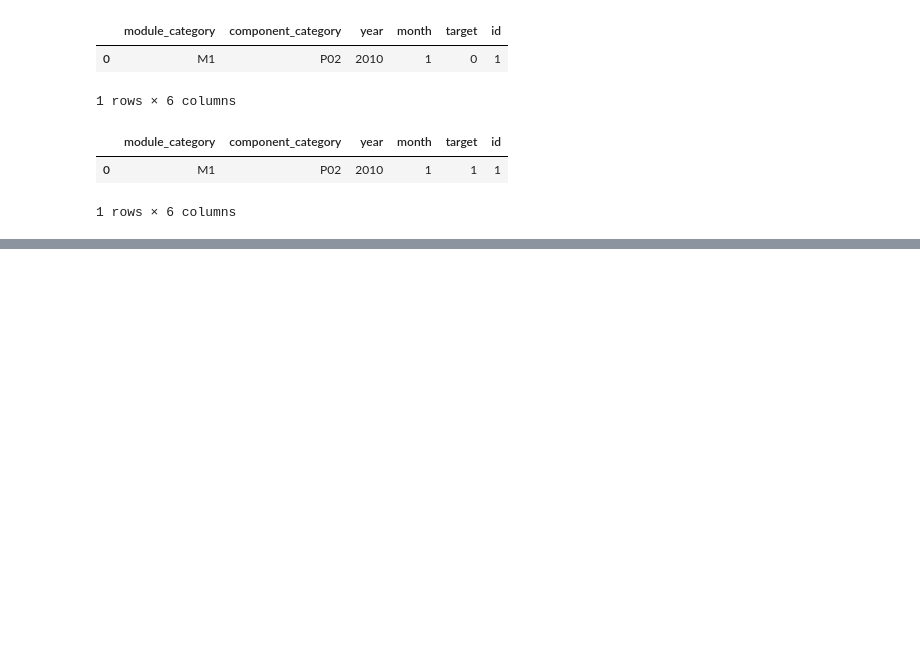
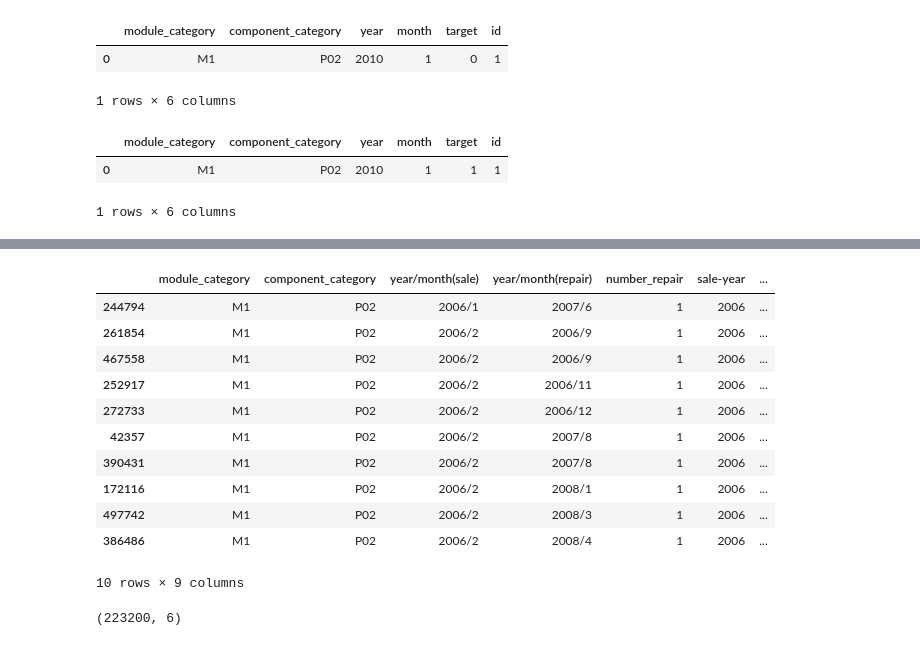
Before and after one commit to xsankar/freezing-bear, a Jupyter notebook: notebooks/4-Session-II.ipynb, the cells around one changed output, grey strips where cells are left out. Cells and saved outputs as stored; diff of their text form; code cells hidden in the pictures; blank space fills up the shorter version.

```diff
--- a/notebooks/4-Session-II.ipynb
+++ b/notebooks/4-Session-II.ipynb
@@ -89,0 +156,17 @@ df_test[['id','target']].to_csv('asus/ones.csv', index=False, float_format="%f")
+# %%
+def getM_sale(row):
+    y,m = row['year/month(sale)'].split('/')
+    return m
+df_train_repair['sale-month'] = df_train_repair.apply(getM_sale,axis=1)
+#
+def getY_repair(row):
+    y,m = row['year/month(repair)'].split('/')
+    return y
+df_train_repair['repair-year'] = df_train_repair.apply(getY_repair,axis=1)
+#
+def getM_repair(row):
+    y,m = row['year/month(repair)'].split('/')
+    return m
+df_train_repair['repair-month'] = df_train_repair.apply(getM_repair,axis=1)
+#
+df_train_repair.head(2)
@@ -89,0 +211,2 @@ df_test[['id','target']].to_csv('asus/ones.csv', index=False, float_format="%f")
+# %%
+df_train_repair['sale-year'] = df_train_repair['sale-year'].astype(int64)
@@ -89,0 +226,4 @@ df_test[['id','target']].to_csv('asus/ones.csv', index=False, float_format="%f")
+# %%
+df_train_repair['sale-month'] = df_train_repair['sale-month'].astype(int64)
+df_train_repair['repair-year'] = df_train_repair['repair-year'].astype(int64)
+df_train_repair['repair-month'] = df_train_repair['repair-month'].astype(int64)
@@ -89,0 +250,17 @@ df_test[['id','target']].to_csv('asus/ones.csv', index=False, float_format="%f")
+# %%
+df_train_repair.sort(['module_category','component_category','sale-year','sale-month','repair-year','repair-month'],inplace=True)
+# %%
+df_train_repair.head(10)
+# %% [output]
+|  | module_category | component_category | year/month(sale) | year/month(repair) | number_repair | sale-year | ... |
+| 244794 | M1 | P02 | 2006/1 | 2007/6 | 1 | 2006 | ... |
+| 261854 | M1 | P02 | 2006/2 | 2006/9 | 1 | 2006 | ... |
+| 467558 | M1 | P02 | 2006/2 | 2006/9 | 1 | 2006 | ... |
+| 252917 | M1 | P02 | 2006/2 | 2006/11 | 1 | 2006 | ... |
+| 272733 | M1 | P02 | 2006/2 | 2006/12 | 1 | 2006 | ... |
+| 42357 | M1 | P02 | 2006/2 | 2007/8 | 1 | 2006 | ... |
+| 390431 | M1 | P02 | 2006/2 | 2007/8 | 1 | 2006 | ... |
+| 172116 | M1 | P02 | 2006/2 | 2008/1 | 1 | 2006 | ... |
+| 497742 | M1 | P02 | 2006/2 | 2008/3 | 1 | 2006 | ... |
+| 386486 | M1 | P02 | 2006/2 | 2008/4 | 1 | 2006 | ... |
+10 rows × 9 columns
@@ -89,0 +269,4 @@ df_test[['id','target']].to_csv('asus/ones.csv', index=False, float_format="%f")
+# %%
+df_train_sale.shape
+# %% [output]
+(223200, 6)
```
Also changed, not shown: parts of 25 cells of this notebook, 1 other file.
